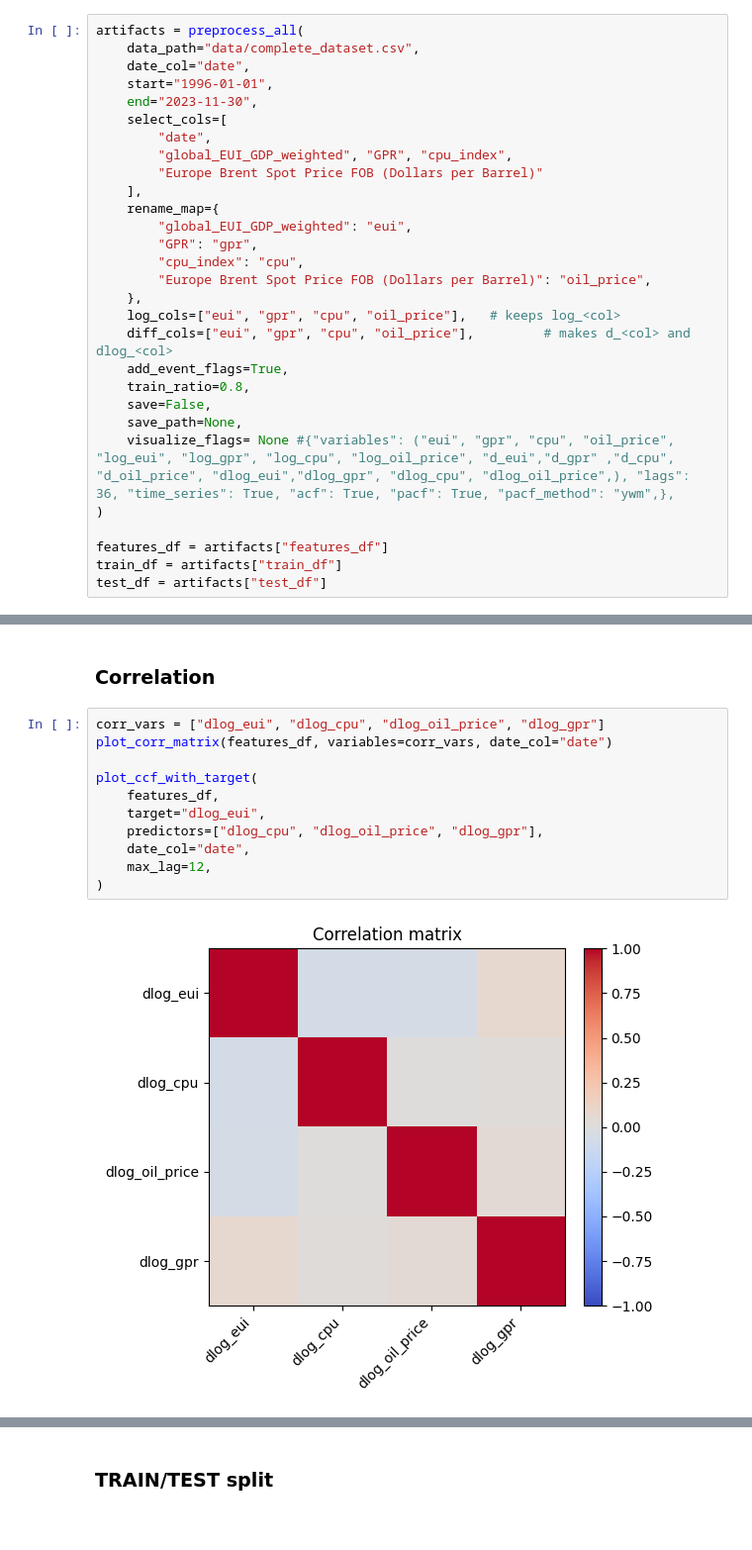
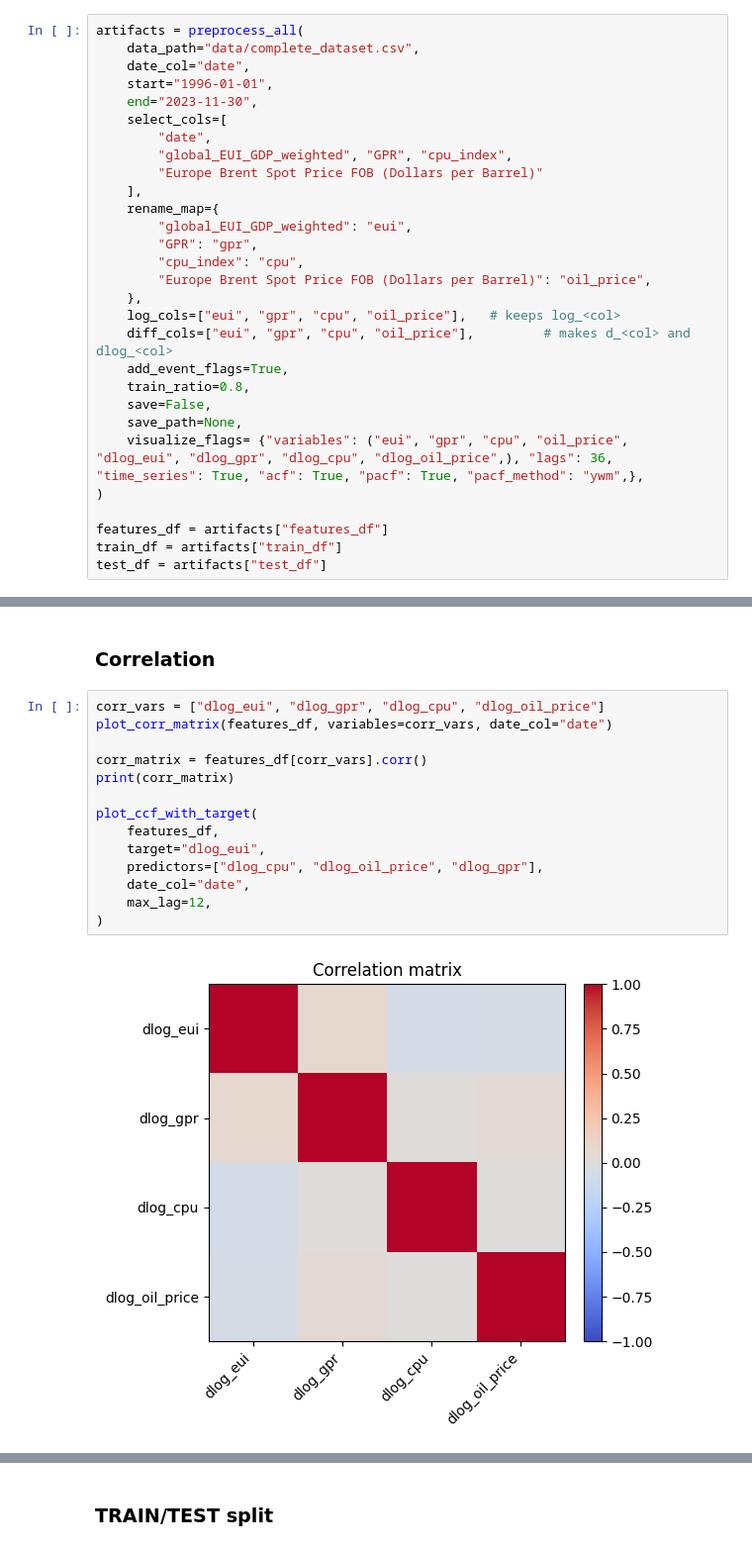
Before and after one commit to alessandro-macchi/bayesian_analysis, a Jupyter notebook: main_analysis.ipynb, the cells around one changed output, grey strips where cells are left out. Shown at 99% size. Cells and saved outputs as stored; diff of their text form.

```diff
--- a/main_analysis.ipynb
+++ b/main_analysis.ipynb
@@ -60,7 +54,7 @@ artifacts = preprocess_all(
     train_ratio=0.8,
     save=False,
     save_path=None,
-    visualize_flags= None #{"variables": ("eui", "gpr", "cpu", "oil_price", "log_eui", "log_gpr", "log_cpu", "log_oil_price", "d_eui","d_gpr" ,"d_cpu", "d_oil_price", "dlog_eui","dlog_gpr", "dlog_cpu", "dlog_oil_price",), "lags": 36, "time_series": True, "acf": True, "pacf": True, "pacf_method": "ywm",},
+    visualize_flags= {"variables": ("eui", "gpr", "cpu", "oil_price", "dlog_eui", "dlog_gpr", "dlog_cpu", "dlog_oil_price",), "lags": 36, "time_series": True, "acf": True, "pacf": True, "pacf_method": "ywm",},
 )
 
 features_df = artifacts["features_df"]
@@ -87,15 +93,18 @@ dtype: int64
 # %% [markdown]
 ### Correlation
 # %%
-corr_vars = ["dlog_eui", "dlog_cpu", "dlog_oil_price", "dlog_gpr"]
+corr_vars = ["dlog_eui", "dlog_gpr", "dlog_cpu", "dlog_oil_price"]
 plot_corr_matrix(features_df, variables=corr_vars, date_col="date")
+
+corr_matrix = features_df[corr_vars].corr()
+print(corr_matrix)
 
 plot_ccf_with_target(
     features_df,
     target="dlog_eui",
     predictors=["dlog_cpu", "dlog_oil_price", "dlog_gpr"],
     date_col="date",
     max_lag=12,
 )
 # %% [output]
-[figure, old version]
+[figure, new version]
```
Also changed, not shown: parts of 26 cells of this notebook, 4 other files.
